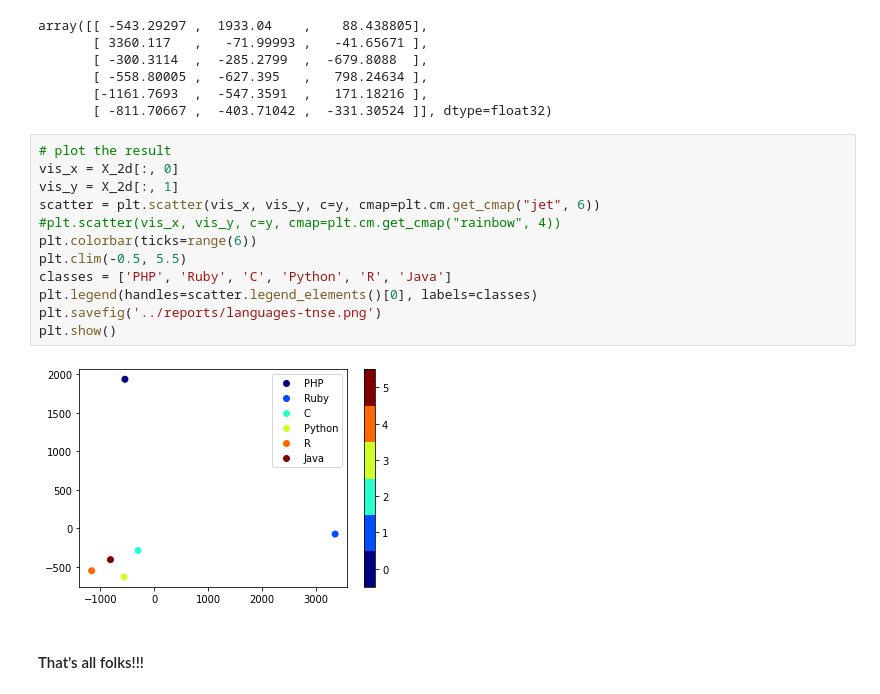
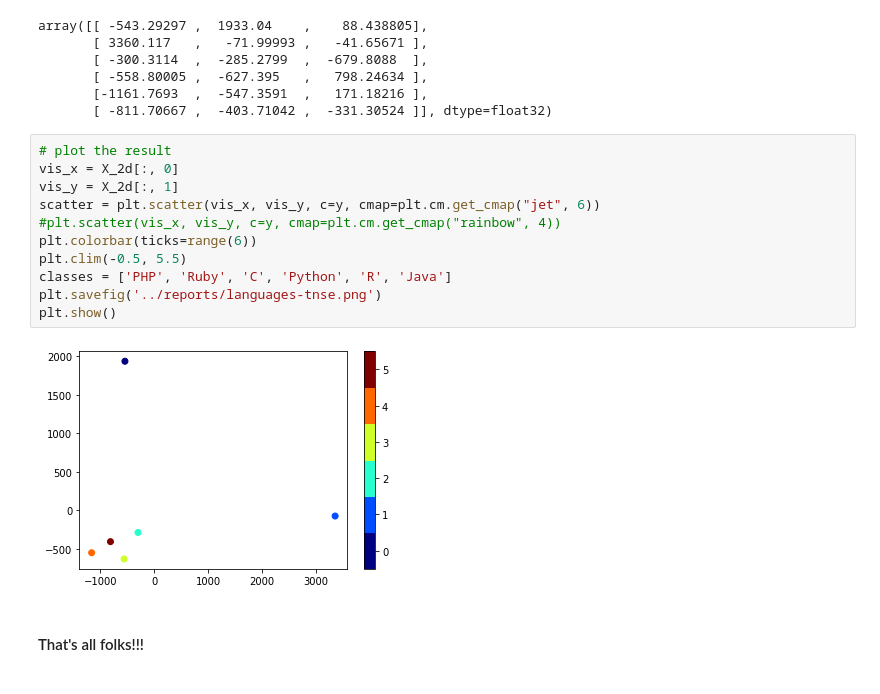
Before and after one commit to gesteves91/software-engineering-ml, a Jupyter notebook: notebooks/09-TNSE.ipynb, the cells around one changed output. Cells and saved outputs as stored; diff of their text form.

```diff
--- a/notebooks/09-TNSE.ipynb
+++ b/notebooks/09-TNSE.ipynb
@@ -73,16 +84,15 @@ array([[ -543.29297 ,  1933.04    ,    88.438805],
 # %%
 # plot the result
 vis_x = X_2d[:, 0]
 vis_y = X_2d[:, 1]
 scatter = plt.scatter(vis_x, vis_y, c=y, cmap=plt.cm.get_cmap("jet", 6))
 #plt.scatter(vis_x, vis_y, c=y, cmap=plt.cm.get_cmap("rainbow", 4))
 plt.colorbar(ticks=range(6))
 plt.clim(-0.5, 5.5)
 classes = ['PHP', 'Ruby', 'C', 'Python', 'R', 'Java']
-plt.legend(handles=scatter.legend_elements()[0], labels=classes)
 plt.savefig('../reports/languages-tnse.png')
 plt.show()
 # %% [output]
-[figure, old version]
+[figure, new version]
 # %% [markdown]
 #### That's all folks!!!
```
Also changed, not shown: parts of 3 cells of this notebook, 3 other files.
